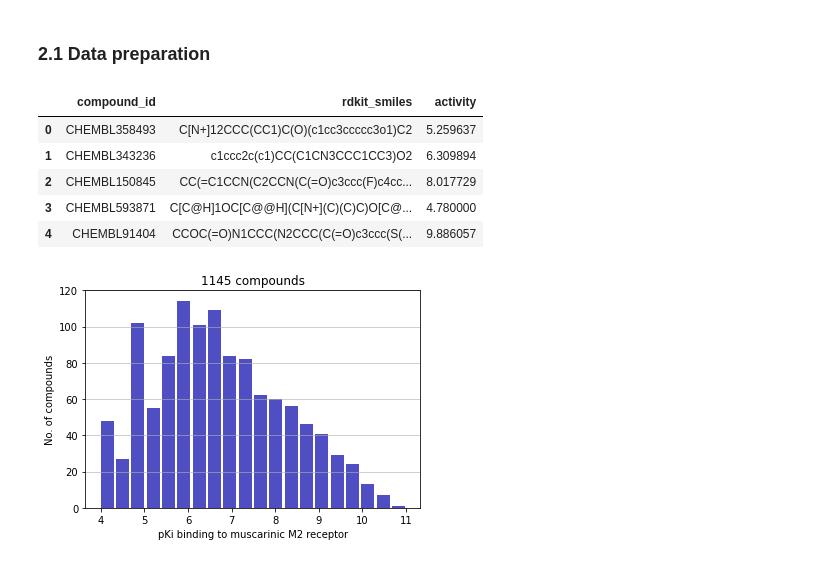
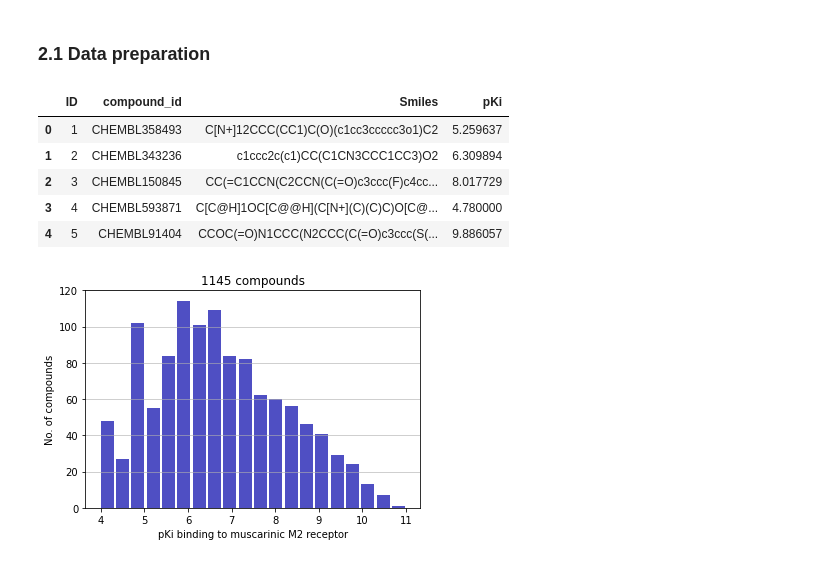
Before and after one commit to LBLQMM/MACAW, a Jupyter notebook: notebooks/N2_Histamine.ipynb, the cells around one changed output. Saved outputs shown, nothing was run; the diff lists cells and outputs as text; code cells hidden in the pictures.

```diff
--- a/notebooks/N2_Histamine.ipynb
+++ b/notebooks/N2_Histamine.ipynb
@@ -99,16 +103,16 @@ parity_plot(x=y_train,y=y_train_pred,x_test=y_test,y_test=y_test_pred,
 ### 2.1 Data preparation
 # %%
 df = pd.read_csv("../data/data_M2.csv")
-Y = df.activity # Y are pKi values
-smiles = df.rdkit_smiles
+Y = df.pKi
+smiles = df.Smiles
 df.head()
 # %% [output]
-|  | compound_id | rdkit_smiles | activity |
-| 0 | CHEMBL358493 | C[N+]12CCC(CC1)C(O)(c1cc3ccccc3o1)C2 | 5.259637 |
-| 1 | CHEMBL343236 | c1ccc2c(c1)CC(C1CN3CCC1CC3)O2 | 6.309894 |
-| 2 | CHEMBL150845 | CC(=C1CCN(C2CCN(C(=O)c3ccc(F)c4cc... | 8.017729 |
-| 3 | CHEMBL593871 | C[C@H]1OC[C@@H](C[N+](C)(C)C)O[C@... | 4.780000 |
-| 4 | CHEMBL91404 | CCOC(=O)N1CCC(N2CCC(C(=O)c3ccc(S(... | 9.886057 |
+|  | ID | compound_id | Smiles | pKi |
+| 0 | 1 | CHEMBL358493 | C[N+]12CCC(CC1)C(O)(c1cc3ccccc3o1)C2 | 5.259637 |
+| 1 | 2 | CHEMBL343236 | c1ccc2c(c1)CC(C1CN3CCC1CC3)O2 | 6.309894 |
+| 2 | 3 | CHEMBL150845 | CC(=C1CCN(C2CCN(C(=O)c3ccc(F)c4cc... | 8.017729 |
+| 3 | 4 | CHEMBL593871 | C[C@H]1OC[C@@H](C[N+](C)(C)C)O[C@... | 4.780000 |
+| 4 | 5 | CHEMBL91404 | CCOC(=O)N1CCC(N2CCC(C(=O)c3ccc(S(... | 9.886057 |
 # %%
 plot_histogram(Y, xlabel="pKi binding to muscarinic M2 receptor")
 # %% [output]
```
Also changed, not shown: parts of 10 cells of this notebook, 29 other files.
